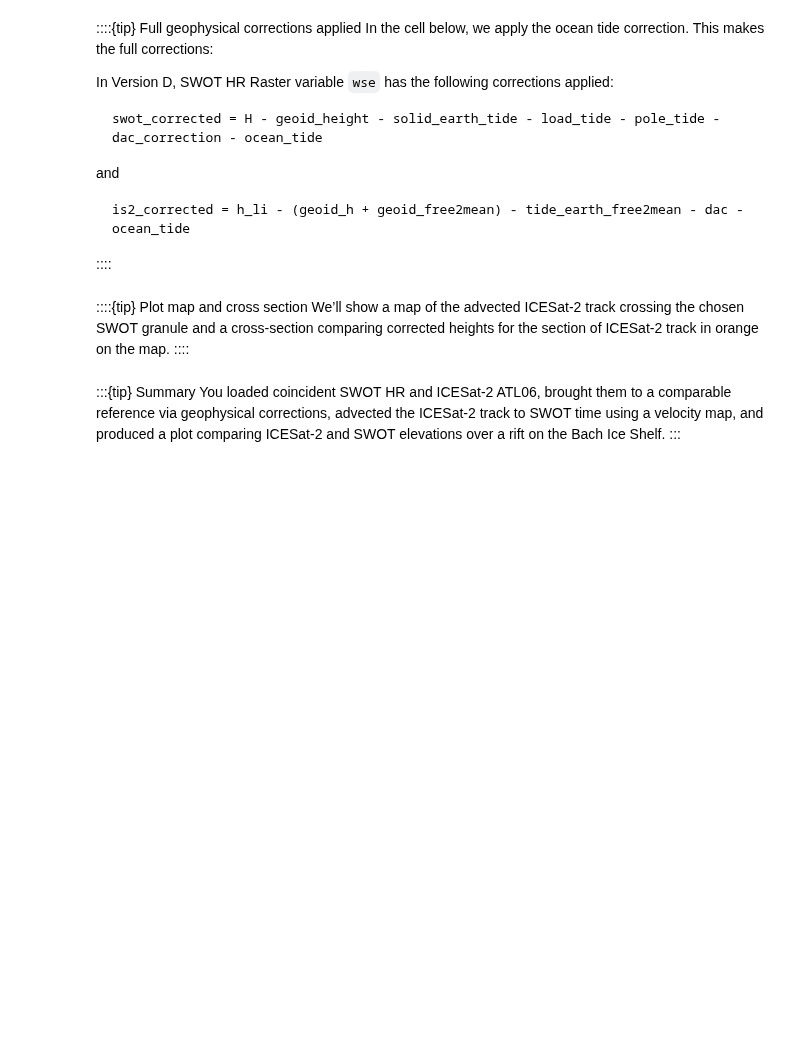
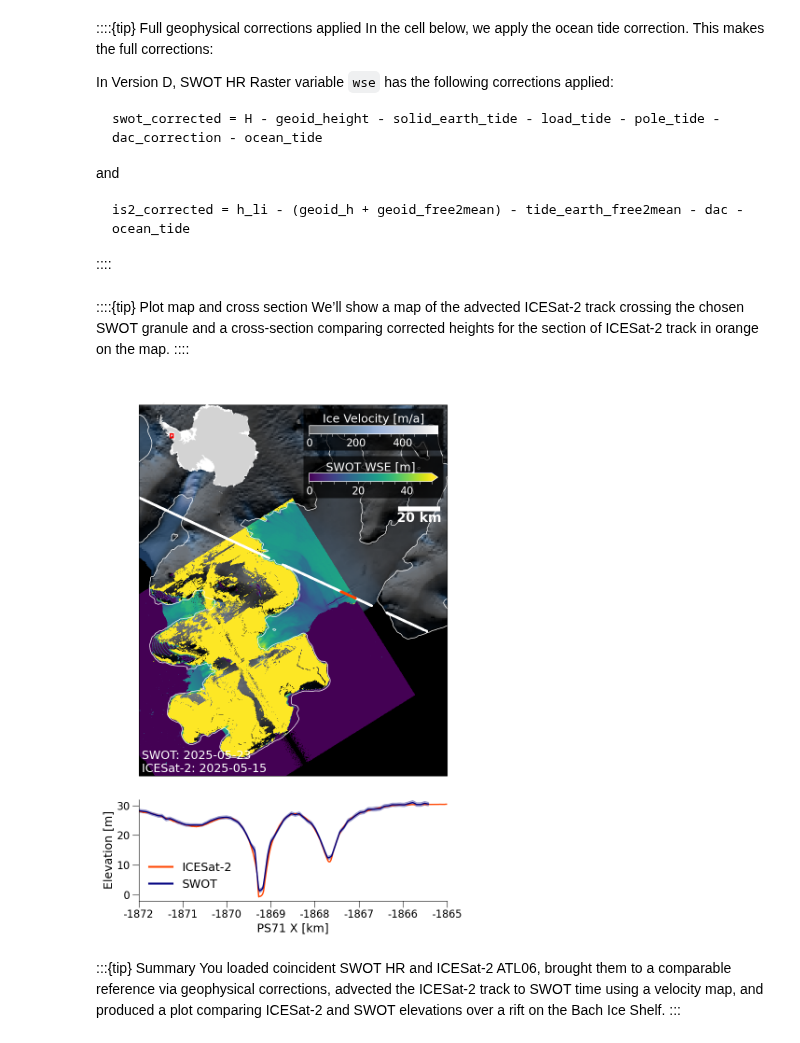
Before and after one commit to zsk4/USRSE26_Notebook, a Jupyter notebook: SWOT_IS2_Comparison.ipynb, the cells around one changed output. Cells and saved outputs as stored; diff of their text form; code cells hidden in the pictures; blank space fills up the shorter version.

```diff
--- a/SWOT_IS2_Comparison.ipynb
+++ b/SWOT_IS2_Comparison.ipynb
@@ -203,26 +61,0 @@ We are able to cull the HR mask to below 60°S because each segment of HR data i
-# %%
-# --- Ensure SWOT HR coverage (culled to south of 60S) exists in CryoCloud ---
-# Note: This process takes ~20 min if not already completed
-if not HR_KML.exists():
-    for url in HR_URLS:
-        try:
-            # Download HR orbital file into temp
-            print(f"Trying HR KML: {url}")
-            with tempfile.TemporaryDirectory() as tdir:
-                kml_path = Path(tdir) / "hr.kml"
-                kml_path.write_bytes(download_bytes(url))
-
-                hr_all = read_all_kml_layers(kml_path, driver="KML") # with some KMZ/KML may need to use driver="LIBKML"
-                hr_all = hr_all.assign(miny=hr_all.geometry.bounds.miny)
-                # Cull below 60 S
-                hr_south = hr_all[hr_all["miny"] < -60].drop(columns=["miny"])
-                if "Name" in hr_south.columns:
-                    # Remove nadir coverage to keep only KaRIn's
-                    hr_south = hr_south[~hr_south["Name"].str.contains("Nadir", na=False)]
-                save_kml(hr_south, HR_KML)
-            print(f"Saved culled HR KML: {HR_KML}")
-            break
-        except Exception as exc:
-            print(f"Failed HR download/parse from {url}: {exc}")
-    else:
-        raise RuntimeError("Could not obtain a usable SWOT HR KML.")
@@ -1129,7 +987,7 @@ cb = ax.imshow(vel_mag, cmap=oslo,
                extent=[vel_mag["x"].min(), vel_mag["x"].max(), vel_mag["y"].min(), vel_mag["y"].max()],
                origin="upper", alpha=0.6, vmin=0, vmax=550)
 
-grounded_3031.plot(ax=ax, transform=ps71, color="none", edgecolor="white", linewidth=1, zorder=4)
+grounded_3031.plot(ax=ax, transform=PS71, color="none", edgecolor="white", linewidth=1, zorder=4)
 
 wse = ds_swot['wse']
 x = wse["x"].values
@@ -1177,8 +1035,8 @@ for spine in inset.spines.values():
 inset.set_xticks([])
 inset.set_yticks([])
 
-grounded_3031.plot(ax=inset, transform=ps71, color="lightgray", edgecolor="lightgray", linewidth=0.3, zorder=1)
-shelves_3031.plot(ax=inset,   transform=ps71, color="white", edgecolor="white", linewidth=0.3, zorder=2)
+grounded_3031.plot(ax=inset, transform=PS71, color="lightgray", edgecolor="lightgray", linewidth=0.3, zorder=1)
+shelves_3031.plot(ax=inset,   transform=PS71, color="white", edgecolor="white", linewidth=0.3, zorder=2)
 
 rect = plt.Rectangle((BBOX[0], BBOX[1]), BBOX[2] - BBOX[0], BBOX[3] - BBOX[1],
                      zorder=3, linewidth=2, edgecolor="red", facecolor="none")
@@ -1191,33 +1049,35 @@ ax.text(0.01, 0.01, "SWOT: 2025-05-23\nICESat-2: 2025-05-15", transform=ax.trans
 
 # Polish panel 2
 ax2.set_xlabel("PS71 X [km]", fontsize=legend_label_size)
 ax2.set_ylabel("Elevation [m]", fontsize=legend_label_size)
 KM_SCALE = 1e3
 ticks_x = ticker.FuncFormatter(lambda x, pos: "{0:g}".format(x / KM_SCALE))
 ax2.xaxis.set_major_formatter(ticks_x)
 ax2.tick_params(axis="both", which="major", labelsize=tick_label_size, size=10)
 ax2.spines["top"].set_visible(False)
 ax2.spines["right"].set_visible(False)
 ax2.set_xlim(np.nanmin(data["x_advected"]), np.nanmax(data["x_advected"]))
 ax2.set_xlim(min_mask, max_mask)
 ax2.set_ylim(-2, 32)
 
 # Legend
 handles = [
     Line2D([0], [0], color="orangered", linewidth=2, label="ICESat-2"),
     Line2D([0], [0], color="navy", linewidth=2, label="SWOT"),
     Patch(facecolor="navy", alpha=0.3, label="SWOT Uncertainty"),
 ]
 
 ax2.legend(fontsize=legend_label_size, loc="lower left", handles=handles[:1] + [handles[1]])
 leg = ax2.get_legend()
 for line in leg.get_lines():
     line.set_linewidth(3)
 leg.get_frame().set_edgecolor("white")
 leg.get_frame().set_linewidth(1)
 
 fig.tight_layout()
 plt.show()
+# %% [output]
+[figure, added]
 # %% [markdown]
 :::{tip} Summary
 You loaded coincident SWOT HR and ICESat-2 ATL06, brought them to a comparable reference via geophysical corrections, advected the ICESat-2 track to SWOT time using a velocity map, and produced a plot comparing ICESat-2 and SWOT elevations over a rift on the Bach Ice Shelf.
```
Also changed, not shown: parts of 37 cells of this notebook.
